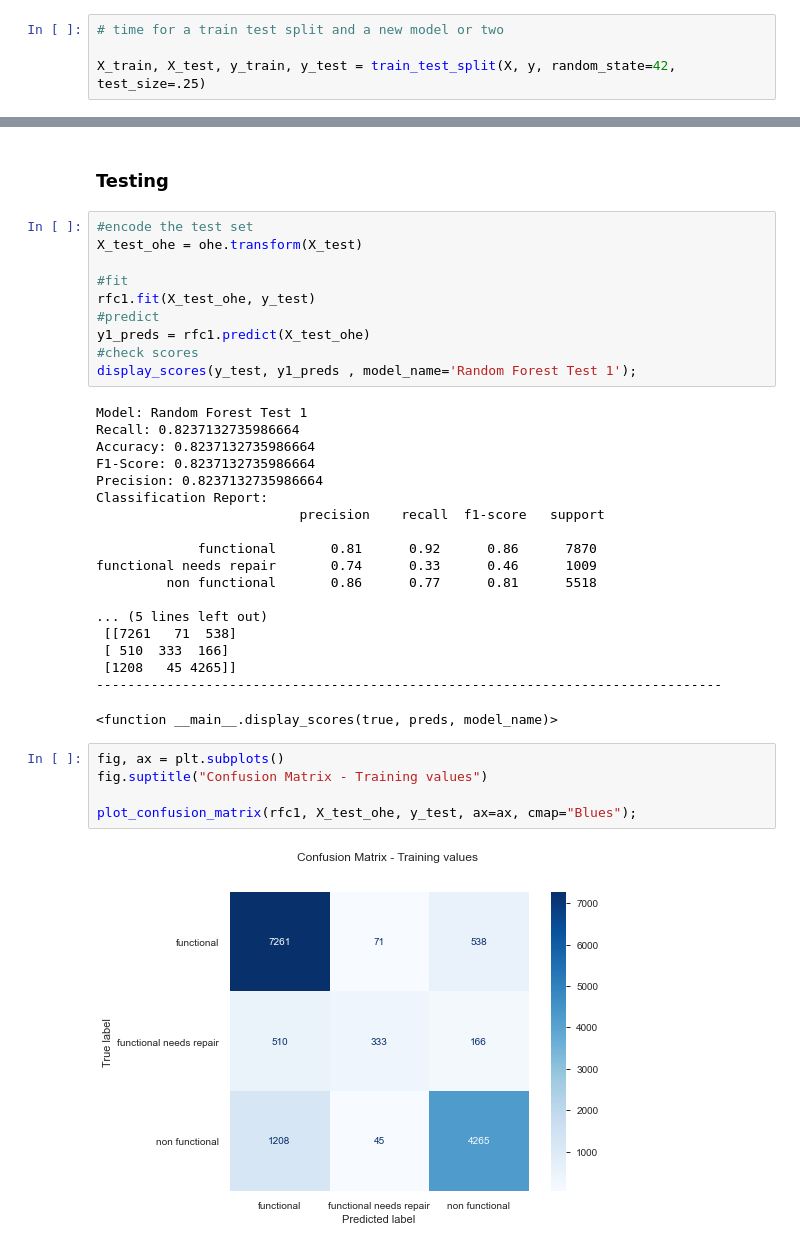
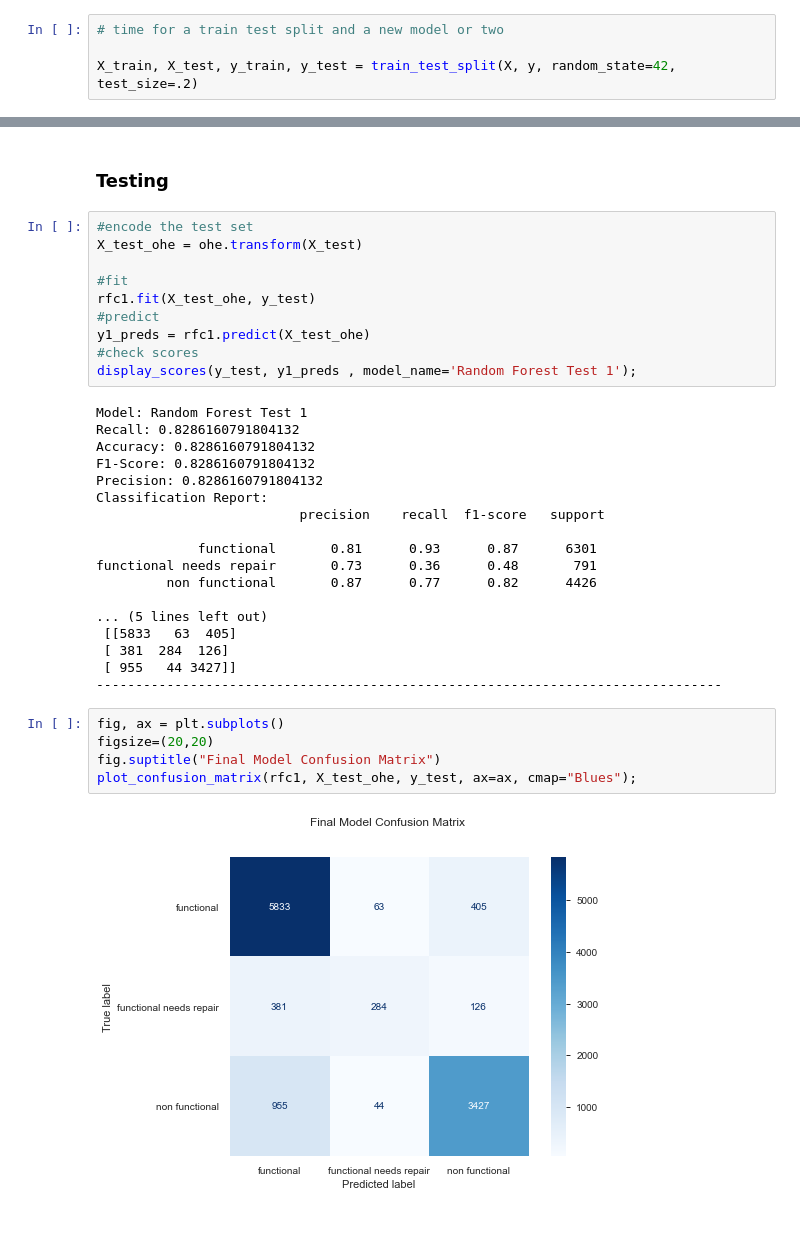
Before and after one commit to mattcarr17/mod_3_flatiron_project, a Jupyter notebook: notebooks/exploratory/06a_dcm_final_models_tryLGA.ipynb, the cells around one changed output, grey strips where cells are left out. Saved outputs shown, nothing was run; the diff lists cells and outputs as text.

```diff
--- a/notebooks/exploratory/06a_dcm_final_models_tryLGA.ipynb
+++ b/notebooks/exploratory/06a_dcm_final_models_tryLGA.ipynb
@@ -76,7 +75,7 @@ train test split with .25 test size
 # %%
 # time for a train test split and a new model or two
 
-X_train, X_test, y_train, y_test = train_test_split(X, y, random_state=42, test_size=.25)
+X_train, X_test, y_train, y_test = train_test_split(X, y, random_state=42, test_size=.2)
 # %%
 #encode the categoricals
 ohe = OneHotEncoder(drop='first')
@@ -193,27 +191,26 @@ y1_preds = rfc1.predict(X_test_ohe)
 display_scores(y_test, y1_preds , model_name='Random Forest Test 1');
 # %% [output]
 Model: Random Forest Test 1
-Recall: 0.8237132735986664
-Accuracy: 0.8237132735986664
-F1-Score: 0.8237132735986664
-Precision: 0.8237132735986664
+Recall: 0.8286160791804132
+Accuracy: 0.8286160791804132
+F1-Score: 0.8286160791804132
+Precision: 0.8286160791804132
 Classification Report:
                           precision    recall  f1-score   support
 
-             functional       0.81      0.92      0.86      7870
-functional needs repair       0.74      0.33      0.46      1009
-         non functional       0.86      0.77      0.81      5518
+             functional       0.81      0.93      0.87      6301
+functional needs repair       0.73      0.36      0.48       791
+         non functional       0.87      0.77      0.82      4426
 
 ... (5 lines left out)
- [[7261   71  538]
- [ 510  333  166]
- [1208   45 4265]]
+ [[5833   63  405]
+ [ 381  284  126]
+ [ 955   44 3427]]
 --------------------------------------------------------------------------------
-<function __main__.display_scores(true, preds, model_name)>
 # %%
 fig, ax = plt.subplots()
-fig.suptitle("Confusion Matrix - Training values")
-
+figsize=(20,20)
+fig.suptitle("Final Model Confusion Matrix")
 plot_confusion_matrix(rfc1, X_test_ohe, y_test, ax=ax, cmap="Blues");
 # %% [output]
-[figure, old version]
+[figure, new version]
```
Also changed, not shown: parts of 6 cells of this notebook, 1 other file.
